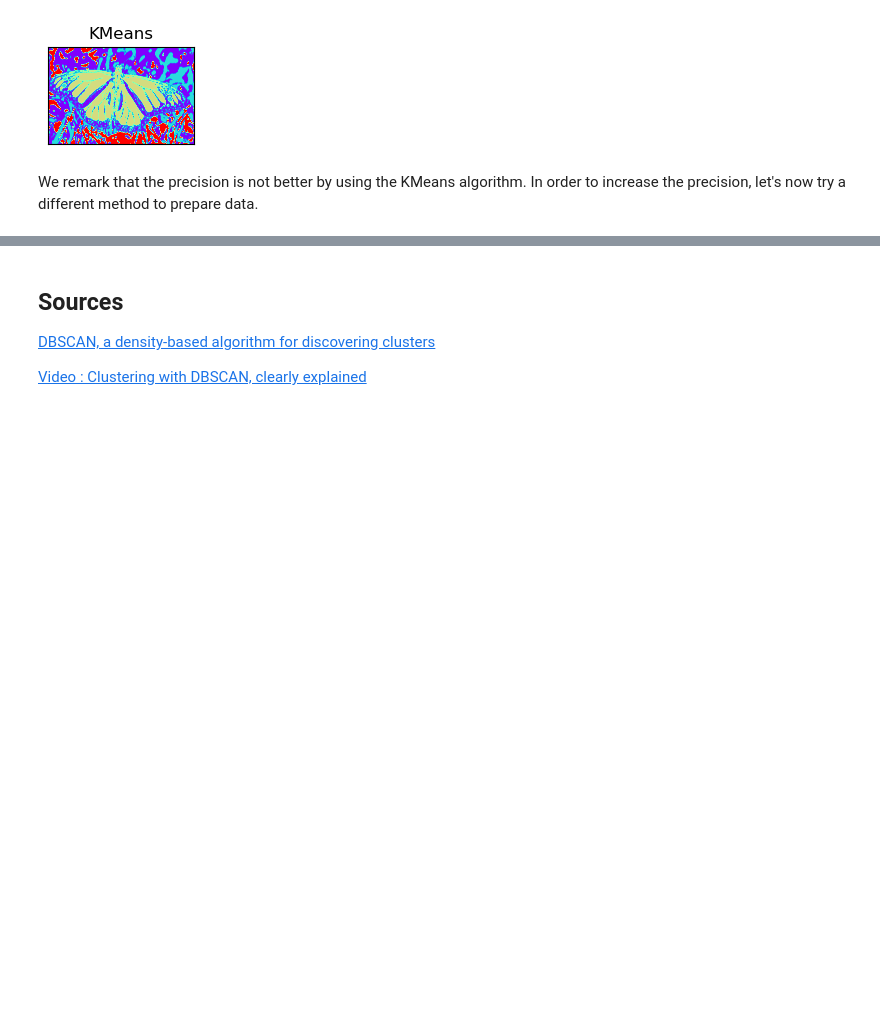
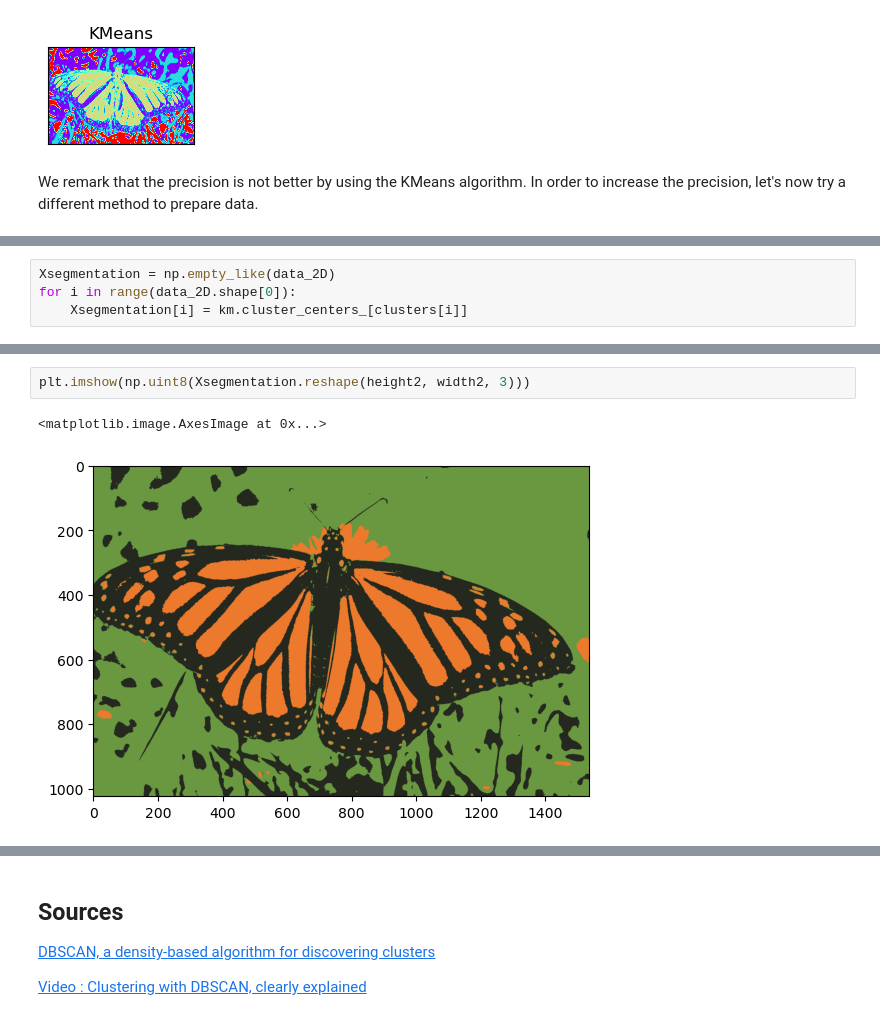
Before and after one commit to victorrbc/tp_dbscan, a Jupyter notebook: RICCARDI_ROBIC_dbscan.ipynb, the cells around one changed output, grey strips where cells are left out. Drawn from its saved outputs; the diff is of its cells as text; blank space fills up the shorter version.

```diff
--- a/RICCARDI_ROBIC_dbscan.ipynb
+++ b/RICCARDI_ROBIC_dbscan.ipynb
@@ -160,0 +209,4 @@ We remark that the precision is not better by using the KMeans algorithm. In ord
+# %%
+Xsegmentation = np.empty_like(data_2D)
+for i in range(data_2D.shape[0]):
+    Xsegmentation[i] = km.cluster_centers_[clusters[i]]
@@ -160,0 +223,5 @@ We remark that the precision is not better by using the KMeans algorithm. In ord
+# %%
+plt.imshow(np.uint8(Xsegmentation.reshape(height2, width2, 3)))
+# %% [output]
+<matplotlib.image.AxesImage at 0x...>
+[figure, added]
```
Also changed, not shown: parts of 14 cells of this notebook, 2 other files.
